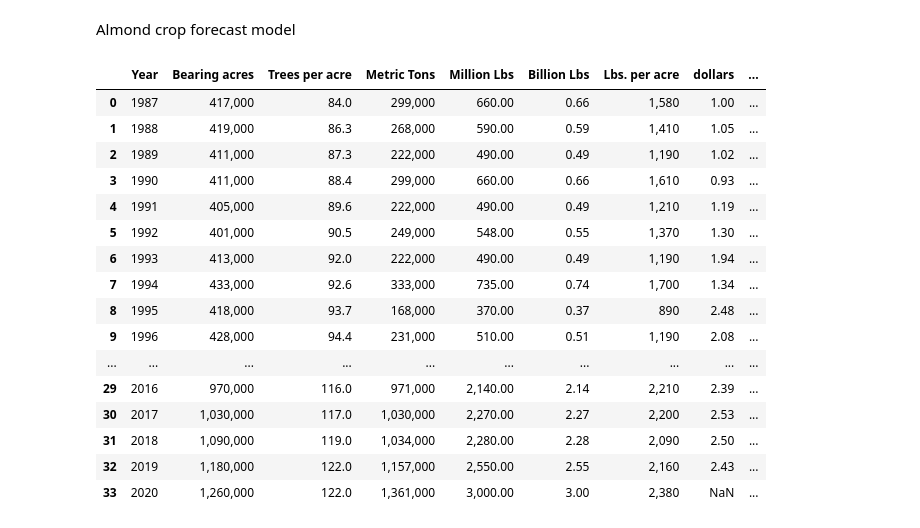
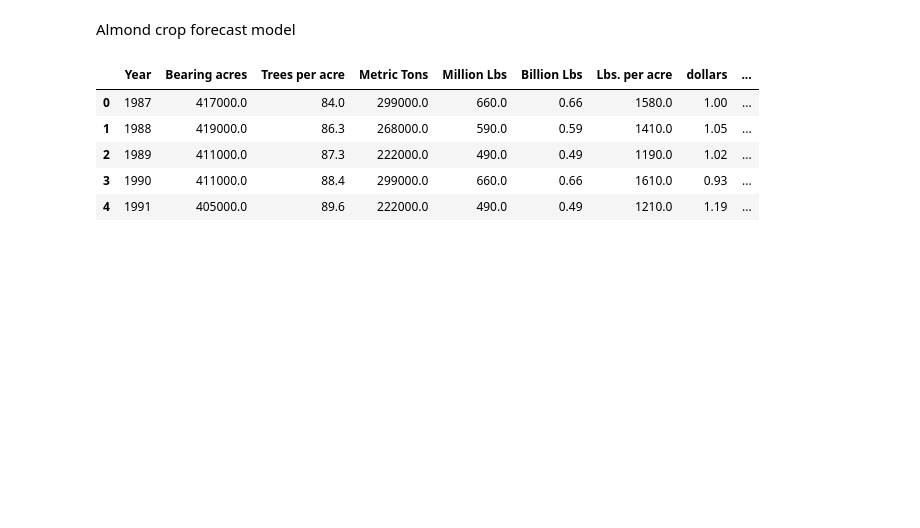
Before and after one commit to mrtpbarca/mrtp, a Jupyter notebook: Almond Crop Forecast Model.ipynb, the cells around one changed output. Saved outputs shown, nothing was run; the diff lists cells and outputs as text; code cells hidden in the pictures; blank space fills up the shorter version.

```diff
--- a/Almond Crop Forecast Model.ipynb
+++ b/Almond Crop Forecast Model.ipynb
@@ -7,21 +10,14 @@ import pandas as pd
 # %%
+# Read data from Github repository
 Gitpath='https://raw.githubusercontent.com/mrtpbarca/mrtp/main/data.csv'
-pd.read_csv(Gitpath)
+df=pd.read_csv(Gitpath)
-# %% [output]
-|  | Year | Bearing acres | Trees per acre | Metric Tons | Million Lbs | Billion Lbs | Lbs. per acre | dollars | ... |
-| 0 | 1987 | 417,000 | 84.0 | 299,000 | 660.00 | 0.66 | 1,580 | 1.00 | ... |
-| 1 | 1988 | 419,000 | 86.3 | 268,000 | 590.00 | 0.59 | 1,410 | 1.05 | ... |
-| 2 | 1989 | 411,000 | 87.3 | 222,000 | 490.00 | 0.49 | 1,190 | 1.02 | ... |
-| 3 | 1990 | 411,000 | 88.4 | 299,000 | 660.00 | 0.66 | 1,610 | 0.93 | ... |
-| 4 | 1991 | 405,000 | 89.6 | 222,000 | 490.00 | 0.49 | 1,210 | 1.19 | ... |
-| 5 | 1992 | 401,000 | 90.5 | 249,000 | 548.00 | 0.55 | 1,370 | 1.30 | ... |
-| 6 | 1993 | 413,000 | 92.0 | 222,000 | 490.00 | 0.49 | 1,190 | 1.94 | ... |
-| 7 | 1994 | 433,000 | 92.6 | 333,000 | 735.00 | 0.74 | 1,700 | 1.34 | ... |
-| 8 | 1995 | 418,000 | 93.7 | 168,000 | 370.00 | 0.37 | 890 | 2.48 | ... |
-| 9 | 1996 | 428,000 | 94.4 | 231,000 | 510.00 | 0.51 | 1,190 | 2.08 | ... |
-| ... | ... | ... | ... | ... | ... | ... | ... | ... | ... |
-| 29 | 2016 | 970,000 | 116.0 | 971,000 | 2,140.00 | 2.14 | 2,210 | 2.39 | ... |
-| 30 | 2017 | 1,030,000 | 117.0 | 1,030,000 | 2,270.00 | 2.27 | 2,200 | 2.53 | ... |
-| 31 | 2018 | 1,090,000 | 119.0 | 1,034,000 | 2,280.00 | 2.28 | 2,090 | 2.50 | ... |
-| 32 | 2019 | 1,180,000 | 122.0 | 1,157,000 | 2,550.00 | 2.55 | 2,160 | 2.43 | ... |
-| 33 | 2020 | 1,260,000 | 122.0 | 1,361,000 | 3,000.00 | 3.00 | 2,380 | NaN | ... |
+# %%
+# Drop last column with no data and show first 5 rows
+df.head()
+# %% [output]
+|  | Year | Bearing acres | Trees per acre | Metric Tons | Million Lbs | Billion Lbs | Lbs. per acre | dollars | ... |
+| 0 | 1987 | 417000.0 | 84.0 | 299000.0 | 660.0 | 0.66 | 1580.0 | 1.00 | ... |
+| 1 | 1988 | 419000.0 | 86.3 | 268000.0 | 590.0 | 0.59 | 1410.0 | 1.05 | ... |
+| 2 | 1989 | 411000.0 | 87.3 | 222000.0 | 490.0 | 0.49 | 1190.0 | 1.02 | ... |
+| 3 | 1990 | 411000.0 | 88.4 | 299000.0 | 660.0 | 0.66 | 1610.0 | 0.93 | ... |
+| 4 | 1991 | 405000.0 | 89.6 | 222000.0 | 490.0 | 0.49 | 1210.0 | 1.19 | ... |
```
Also changed, not shown: parts of 7 cells of this notebook.
